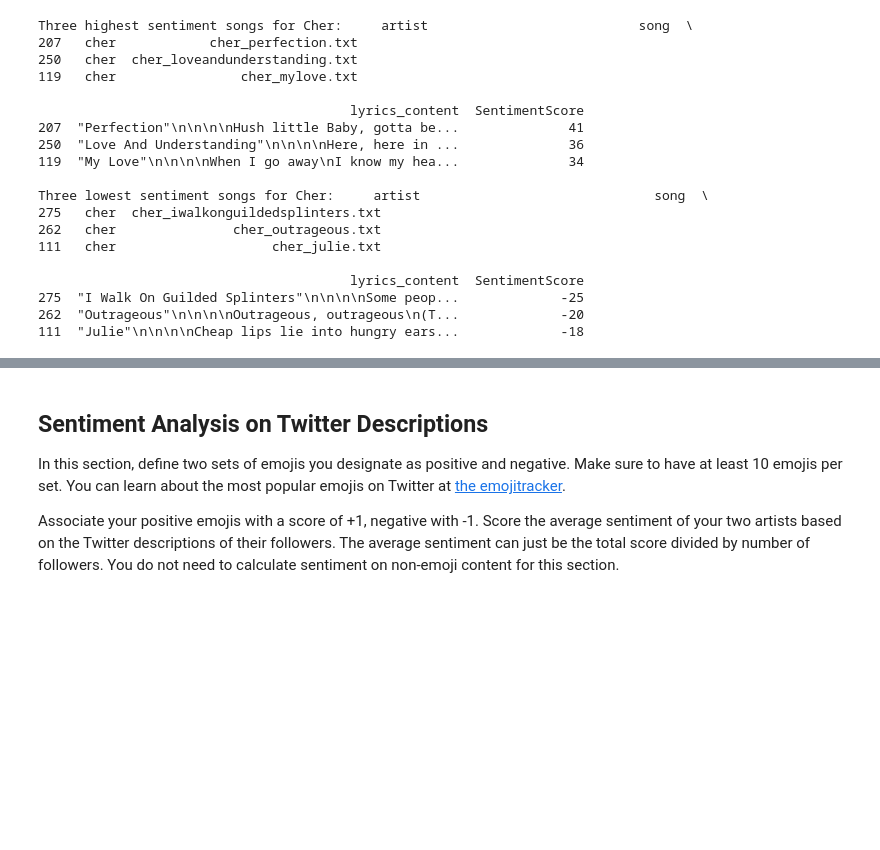
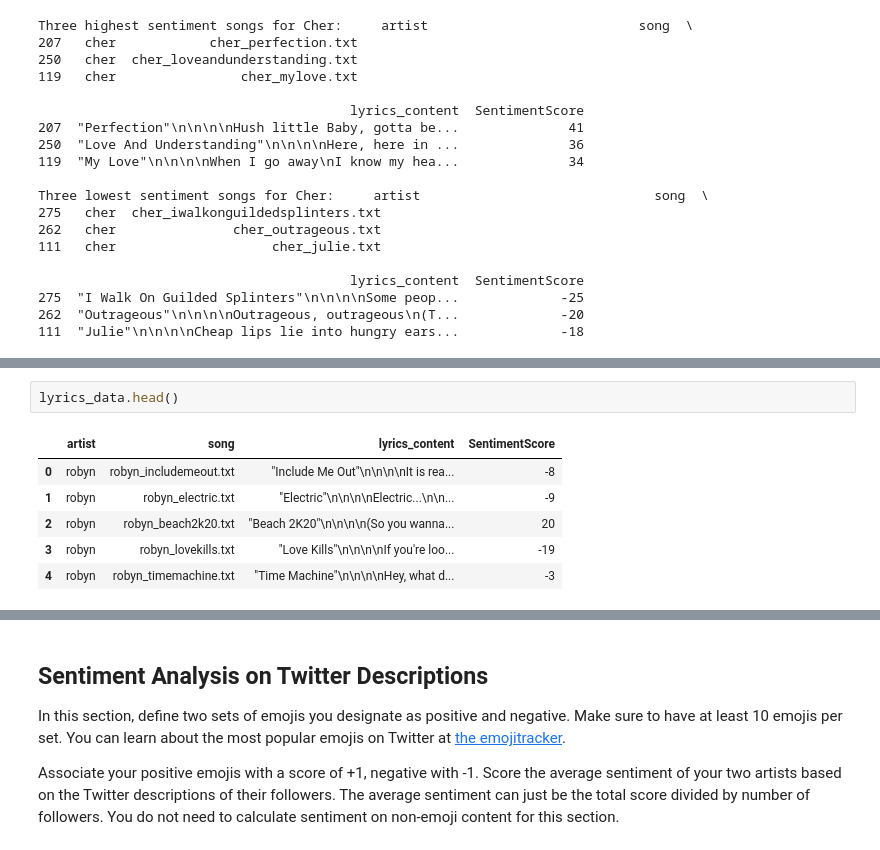
Before and after one commit to kyledalope/ads509-tm-sentiment, a Jupyter notebook: Sentiment Assignment.ipynb, the cells around one changed output, grey strips where cells are left out. Saved outputs shown, nothing was run; the diff lists cells and outputs as text; blank space fills up the shorter version.

```diff
--- a/Sentiment Assignment.ipynb
+++ b/Sentiment Assignment.ipynb
@@ -207,0 +303,9 @@ Three lowest sentiment songs for Cher:     artist                              s
+# %%
+lyrics_data.head()
+# %% [output]
+|  | artist | song | lyrics_content | SentimentScore |
+| 0 | robyn | robyn_includemeout.txt | "Include Me Out"\n\n\n\nIt is rea... | -8 |
+| 1 | robyn | robyn_electric.txt | "Electric"\n\n\n\nElectric...\n\n... | -9 |
+| 2 | robyn | robyn_beach2k20.txt | "Beach 2K20"\n\n\n\n(So you wanna... | 20 |
+| 3 | robyn | robyn_lovekills.txt | "Love Kills"\n\n\n\nIf you're loo... | -19 |
+| 4 | robyn | robyn_timemachine.txt | "Time Machine"\n\n\n\nHey, what d... | -3 |
```
Also changed, not shown: parts of 8 cells of this notebook.
